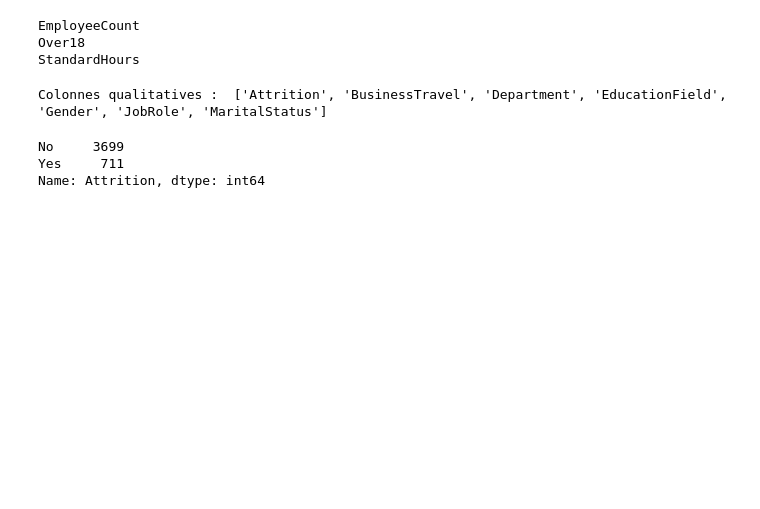
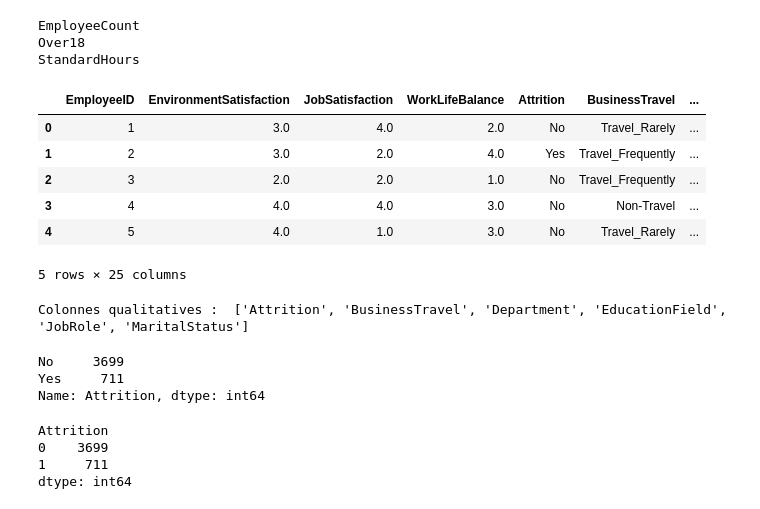
Before and after one commit to itsyanis/Machine-Learning-Project, a Jupyter notebook: Livrable_Projet IA.ipynb, the cells around one changed output. Saved outputs shown, nothing was run; the diff lists cells and outputs as text; code cells hidden in the pictures; blank space fills up the shorter version.

```diff
--- a/Livrable_Projet IA.ipynb
+++ b/Livrable_Projet IA.ipynb
@@ -202,14 +217,33 @@ drop_irrelevant_data(data_merged)
 EmployeeCount
 Over18
 StandardHours
+# %%
+data_merged.drop(["Gender","Age"],axis=1,inplace=True)
+data_merged.head()
+# %% [output]
+|  | EmployeeID | EnvironmentSatisfaction | JobSatisfaction | WorkLifeBalance | Attrition | BusinessTravel | ... |
+| 0 | 1 | 3.0 | 4.0 | 2.0 | No | Travel_Rarely | ... |
+| 1 | 2 | 3.0 | 2.0 | 4.0 | Yes | Travel_Frequently | ... |
+| 2 | 3 | 2.0 | 2.0 | 1.0 | No | Travel_Frequently | ... |
+| 3 | 4 | 4.0 | 4.0 | 3.0 | No | Non-Travel | ... |
+| 4 | 5 | 4.0 | 1.0 | 3.0 | No | Travel_Rarely | ... |
+5 rows × 25 columns
 # %%
 qualitative_columns = data_merged.select_dtypes(include='object').columns.tolist()
 print("Colonnes qualitatives : ", qualitative_columns)
 # %% [output]
-Colonnes qualitatives :  ['Attrition', 'BusinessTravel', 'Department', 'EducationField', 'Gender', 'JobRole', 'MaritalStatus']
+Colonnes qualitatives :  ['Attrition', 'BusinessTravel', 'Department', 'EducationField', 'JobRole', 'MaritalStatus']
 # %%
 data_merged['Attrition'].value_counts()
 # %% [output]
 No     3699
 Yes     711
 Name: Attrition, dtype: int64
+# %%
+data_merged['Attrition'] = data_merged['Attrition'].map(lambda x: 1 if x == "Yes" else 0)
+data_merged.value_counts('Attrition')
+# %% [output]
+Attrition
+0    3699
+1     711
+dtype: int64
```
Also changed, not shown: parts of 13 cells of this notebook.
